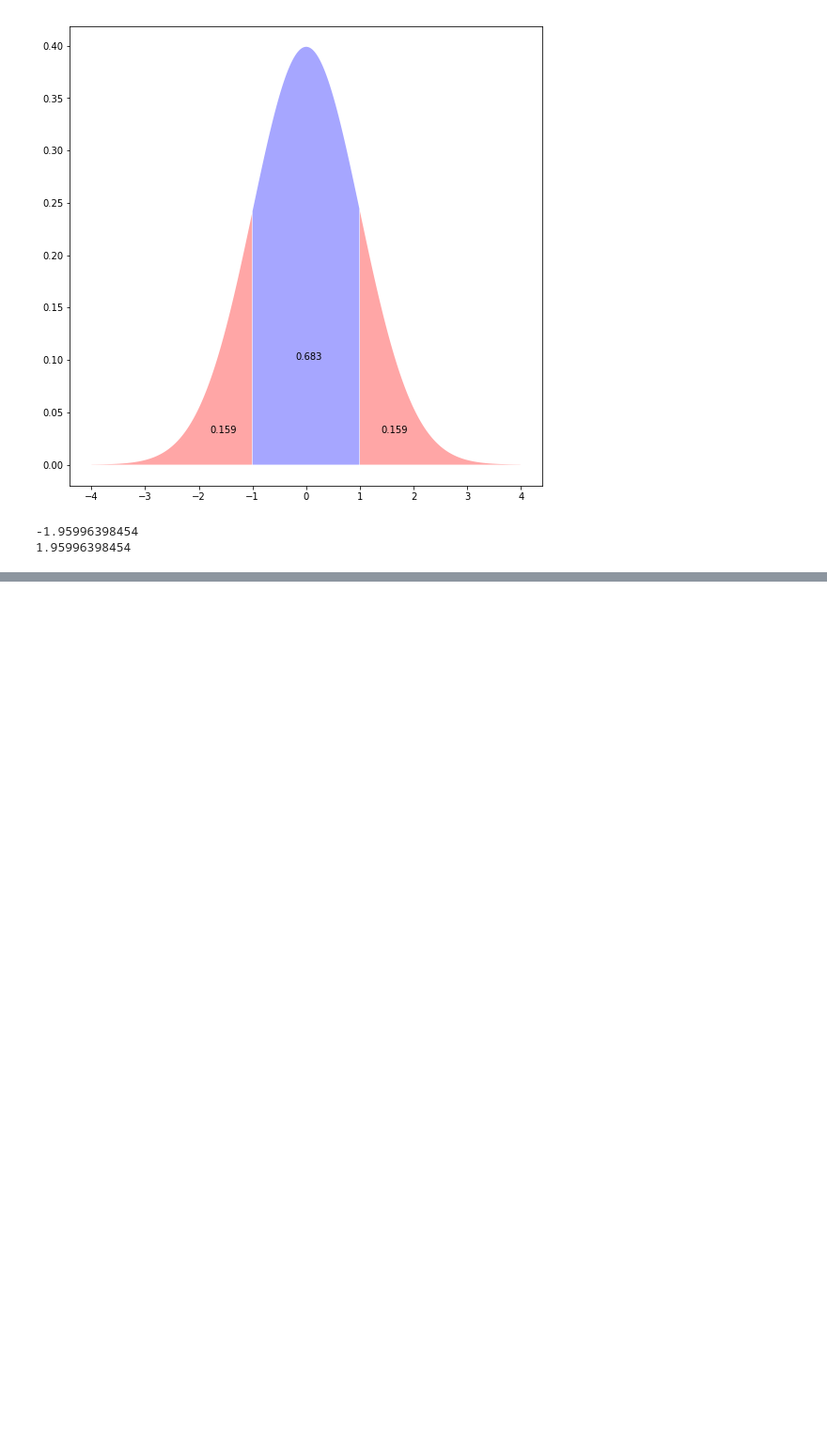
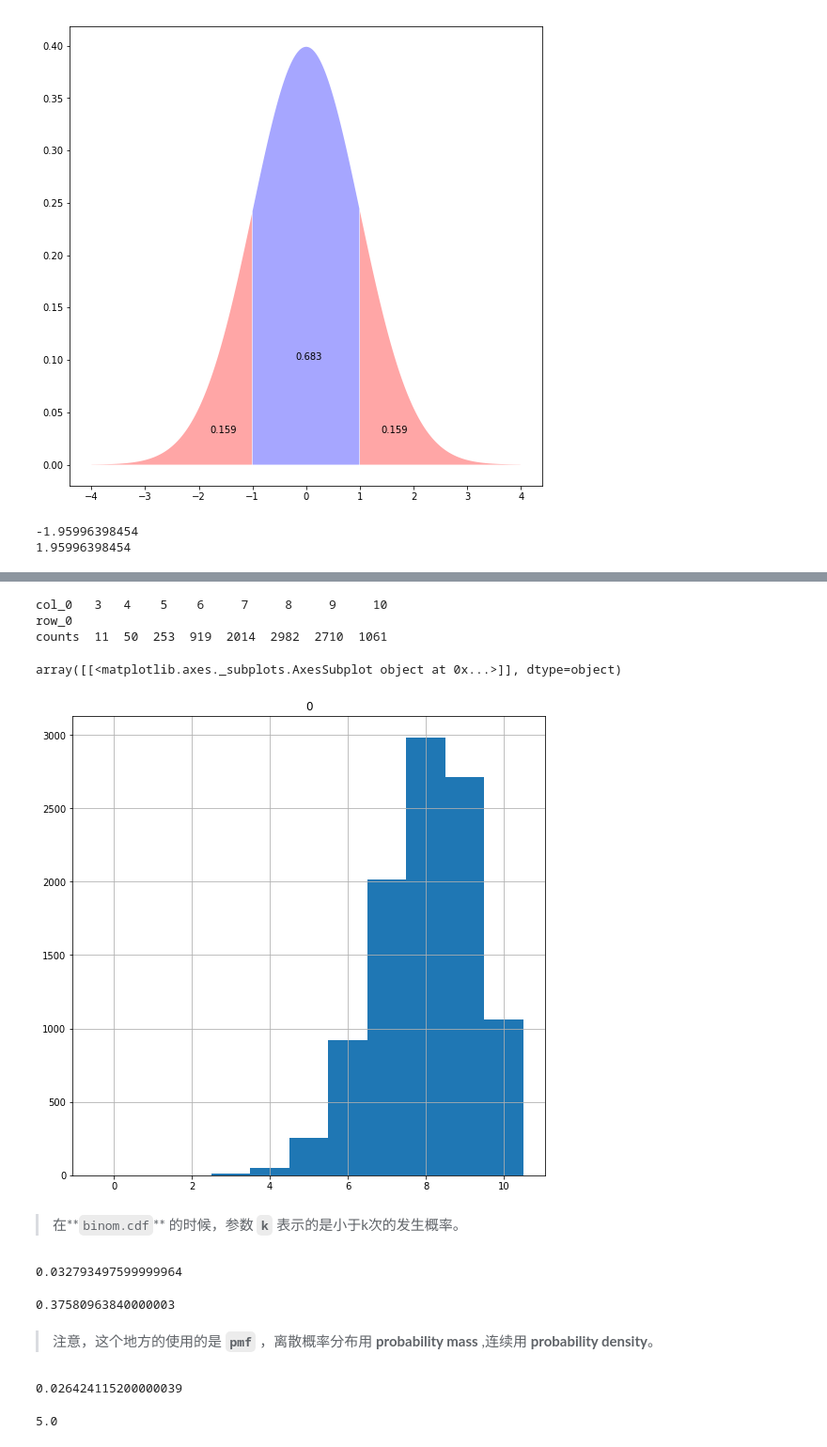
Before and after one commit to lqleon1214/data_analysis_test, a Jupyter notebook: chp9.2-probability distributions.ipynb, the cells around one changed output, grey strips where cells are left out. Shown at 94% size. Drawn from its saved outputs; the diff is of its cells as text; code cells hidden in the pictures; blank space fills up the shorter version.

```diff
--- a/chp9.2-probability distributions.ipynb
+++ b/chp9.2-probability distributions.ipynb
@@ -97,0 +119,30 @@ print(stats.norm.ppf(q=0.975))
+# %%
+biased_coin_flip = stats.binom.rvs(n=10, p=0.8, size=10000)
+print(pd.crosstab(index='counts', columns=biased_coin_flip))
+pd.DataFrame(biased_coin_flip).hist(range=(-0.5, 10.5), bins=11)
+# %% [output]
+col_0   3   4    5    6     7     8     9     10
+row_0
+counts  11  50  253  919  2014  2982  2710  1061
+array([[<matplotlib.axes._subplots.AxesSubplot object at 0x...>]], dtype=object)
+[figure, added]
+# %% [markdown]
+> 在**`binom.cdf`** 的时候，参数 **`k`** 表示的是小于k次的发生概率。
+# %%
+stats.binom.cdf(k=5, n=10, p=0.8)     # k <= 5
+# %% [output]
+0.032793497599999964
+# %%
+1 - stats.binom.cdf(k=8, n=10, p=0.8)    # k=9 or 10
+# %% [output]
+0.37580963840000003
+# %% [markdown]
+> 注意，这个地方的使用的是 **`pmf`** ，离散概率分布用 **probability mass** ,连续用 **probability density**。
+# %%
+stats.binom.pmf(k=5, n=10, p=0.8)
+# %% [output]
+0.026424115200000039
+# %%
+stats.binom.ppf(q=0.03279, n=10, p=0.8)
+# %% [output]
+5.0
```
Also changed, not shown: parts of 8 cells of this notebook.
